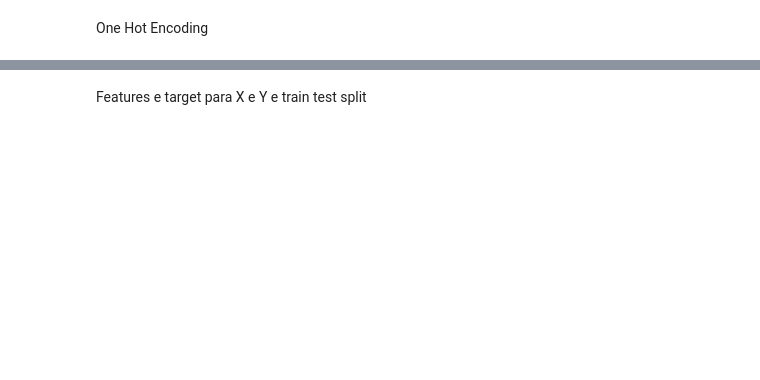
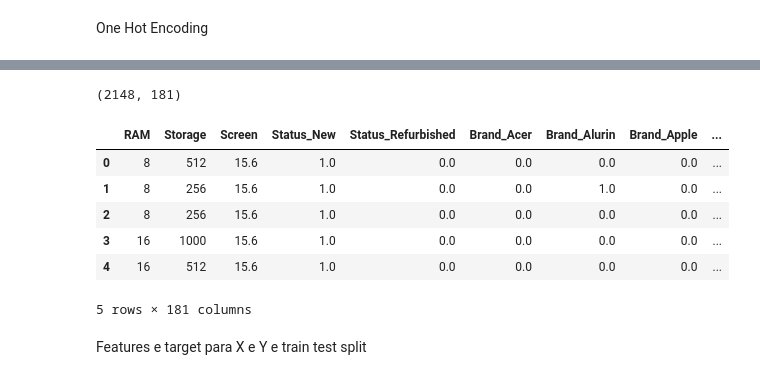
Before and after one commit to vaaaltin/MLProd, a Jupyter notebook: 2o Semestre/IML1/Atividade 1/main.ipynb, the cells around one changed output, grey strips where cells are left out. Cells and saved outputs as stored; diff of their text form; code cells hidden in the pictures; blank space fills up the shorter version.

```diff
--- a/2o Semestre/IML1/Atividade 1/main.ipynb
+++ b/2o Semestre/IML1/Atividade 1/main.ipynb
@@ -219,0 +283,23 @@ df_encoded.head()
+# %%
+# Inicializador OneHotEncoder
+encoder = OneHotEncoder()
+
+# Initializador ColumnTransformer
+preprocessor = ColumnTransformer(
+    transformers=[('cat', encoder, categorical_columns)]
+)
+
+# Aplicando as transformações para ter a sparse matrix
+transformed_data = preprocessor.fit_transform(df)
+
+# Convertendo a sparse matrix para um array denso
+transformed_array = transformed_data.toarray()
+
+# Novos nomes de colunas após o one hot
+new_column_names = preprocessor.named_transformers_['cat'].get_feature_names_out(input_features=categorical_columns)
+
+# Voltando para um dataframe
+transformed_df = pd.DataFrame(transformed_array, columns=new_column_names.tolist())
+
+print(transformed_df.shape)
+transformed_df.head()
@@ -220,3 +315,18 @@ df_encoded.head()
+# %%
+# concatenand com o restante das covariáveis
+df_encoded = pd.concat([df_encoded, transformed_df], axis=1)
+
+print(df_encoded.shape)
+df_encoded.head()
+# %% [output]
+(2148, 181)
+|  | RAM | Storage | Screen | Status_New | Status_Refurbished | Brand_Acer | Brand_Alurin | Brand_Apple | ... |
+| 0 | 8 | 512 | 15.6 | 1.0 | 0.0 | 0.0 | 0.0 | 0.0 | ... |
+| 1 | 8 | 256 | 15.6 | 1.0 | 0.0 | 0.0 | 1.0 | 0.0 | ... |
+| 2 | 8 | 256 | 15.6 | 1.0 | 0.0 | 0.0 | 0.0 | 0.0 | ... |
+| 3 | 16 | 1000 | 15.6 | 1.0 | 0.0 | 0.0 | 0.0 | 0.0 | ... |
+| 4 | 16 | 512 | 15.6 | 1.0 | 0.0 | 0.0 | 0.0 | 0.0 | ... |
+5 rows × 181 columns
 # %% [markdown]
 Features e target para X e Y e train test split
 # %%
```
Also changed, not shown: parts of 50 cells of this notebook, 1 other file.
